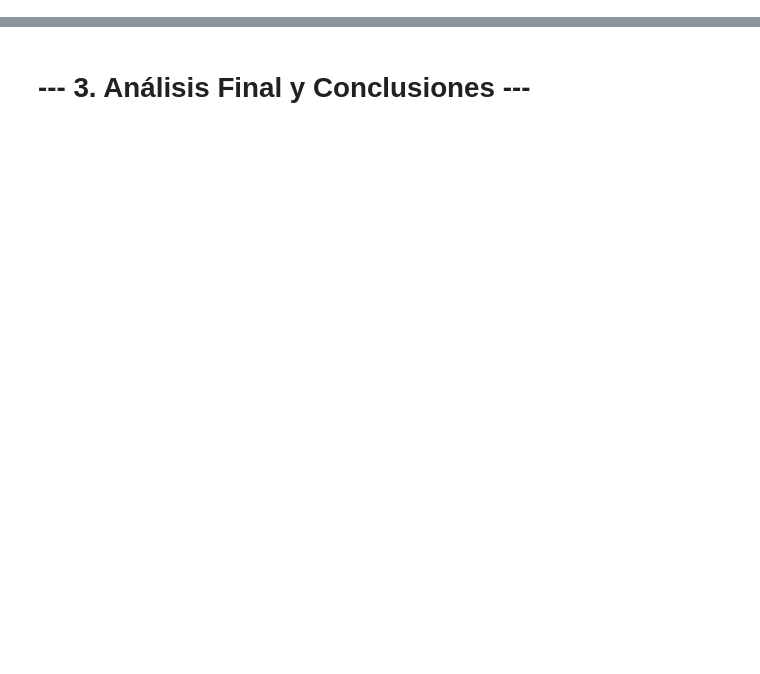
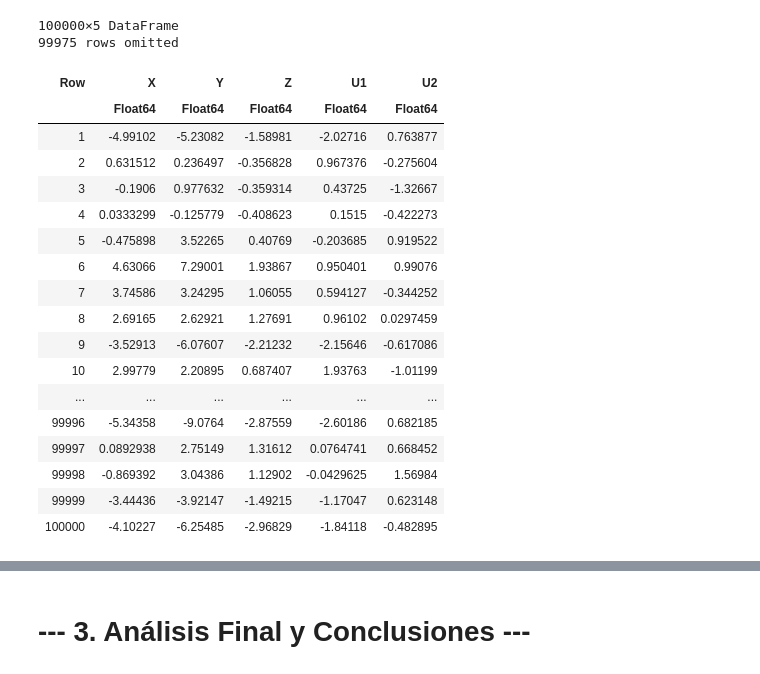
Before and after one commit to johnbarraza/DAGs_CausalML, a Jupyter notebook: Julia/p3_julia.ipynb, the cells around one changed output, grey strips where cells are left out. Cells and saved outputs as stored; diff of their text form; code cells hidden in the pictures; blank space fills up the shorter version.

```diff
--- a/Julia/p3_julia.ipynb
+++ b/Julia/p3_julia.ipynb
@@ -124,3 +145,36 @@ df_modified = DataFrame(X=X, Y=Y, Z=Z, U1=U1, U2=U2)
+# %%
+# Simulación donde U1 y U2 son observables
+Random.seed!(111)
+#REVISAR TRUE EFFECT VARIABLEEEEEEEEEEEEEEEEEEEE
+U1 = randn(n_samples);
+U2 = randn(n_samples)
+Z  = 1 * U1 .+ 1 * U2 .+ randn(n_samples)
+X  = 1 * U1 .+ 1 * Z .+ randn(n_samples)
+Y  = true_effect_modificado* X .+ 1 * Z .+ 1 * U2 .+ randn(n_samples)
+df_modified = DataFrame(X=X, Y=Y, Z=Z, U1=U1, U2=U2)
+
+df_modified = DataFrame(X=X, Y=Y, Z=Z, U1=U1, U2=U2)
+# %% [output]
+100000×5 DataFrame
+99975 rows omitted
+| Row | X | Y | Z | U1 | U2 |
+|  | Float64 | Float64 | Float64 | Float64 | Float64 |
+| 1 | -4.99102 | -5.23082 | -1.58981 | -2.02716 | 0.763877 |
+| 2 | 0.631512 | 0.236497 | -0.356828 | 0.967376 | -0.275604 |
+| 3 | -0.1906 | 0.977632 | -0.359314 | 0.43725 | -1.32667 |
+| 4 | 0.0333299 | -0.125779 | -0.408623 | 0.1515 | -0.422273 |
+| 5 | -0.475898 | 3.52265 | 0.40769 | -0.203685 | 0.919522 |
+| 6 | 4.63066 | 7.29001 | 1.93867 | 0.950401 | 0.99076 |
+| 7 | 3.74586 | 3.24295 | 1.06055 | 0.594127 | -0.344252 |
+| 8 | 2.69165 | 2.62921 | 1.27691 | 0.96102 | 0.0297459 |
+| 9 | -3.52913 | -6.07607 | -2.21232 | -2.15646 | -0.617086 |
+| 10 | 2.99779 | 2.20895 | 0.687407 | 1.93763 | -1.01199 |
+| ... | ... | ... | ... | ... | ... |
+| 99996 | -5.34358 | -9.0764 | -2.87559 | -2.60186 | 0.682185 |
+| 99997 | 0.0892938 | 2.75149 | 1.31612 | 0.0764741 | 0.668452 |
+| 99998 | -0.869392 | 3.04386 | 1.12902 | -0.0429625 | 1.56984 |
+| 99999 | -3.44436 | -3.92147 | -1.49215 | -1.17047 | 0.623148 |
+| 100000 | -4.10227 | -6.25485 | -2.96829 | -1.84118 | -0.482895 |
 # %%
 ## 2.2 Correr las 8 Regresiones
 formulas = [
```
Also changed, not shown: parts of 20 cells of this notebook, 2 other files.
